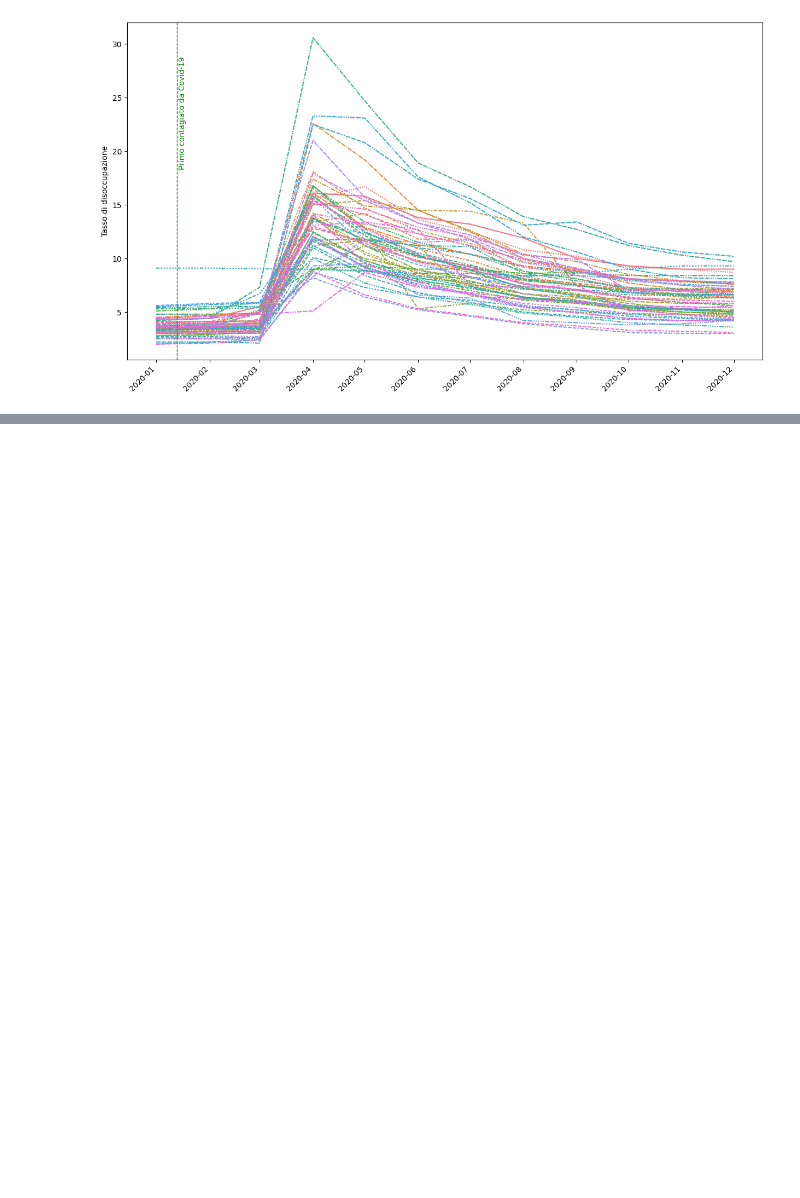
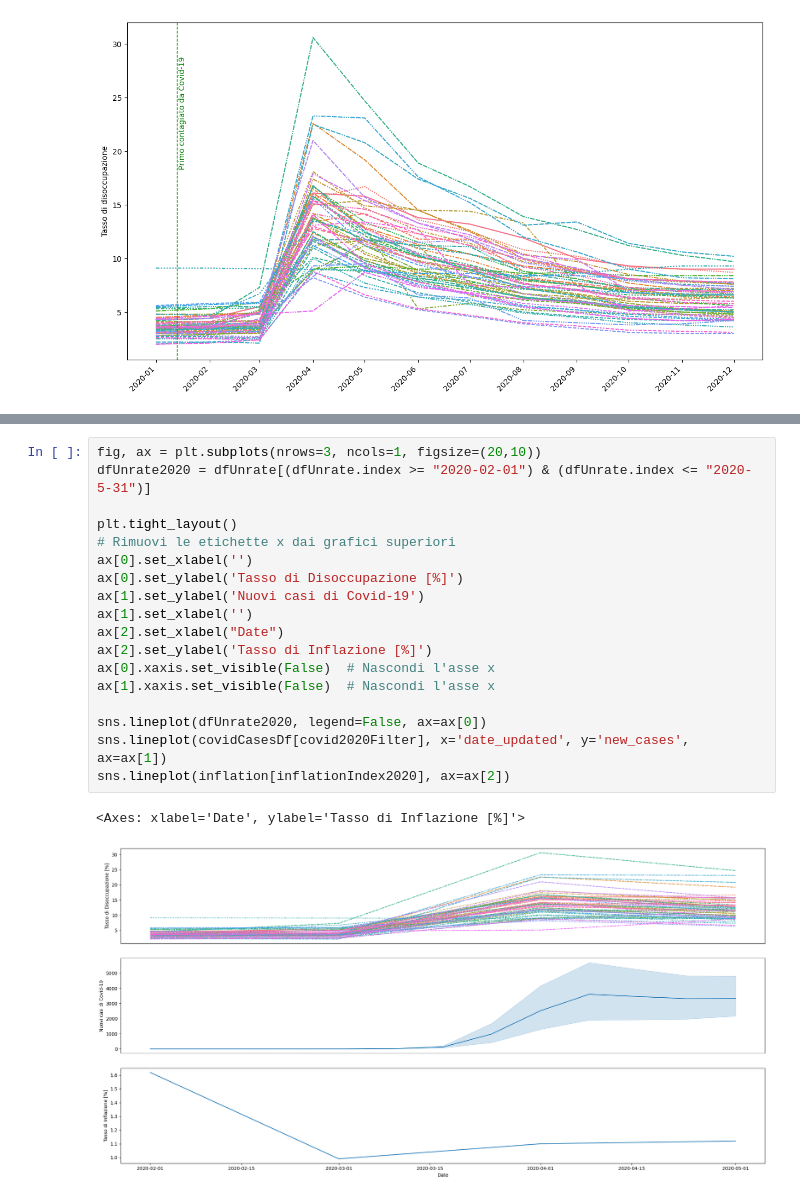
Before and after one commit to lastxxix/USEconomicAnalysis_DataScience, a Jupyter notebook: EDA.ipynb, the cells around one changed output, grey strips where cells are left out. Saved outputs shown, nothing was run; the diff lists cells and outputs as text; blank space fills up the shorter version.

```diff
--- a/test.ipynb
+++ b/EDA.ipynb
@@ -113,0 +99,21 @@ OutOfBoundsDatetime: Out of bounds nanosecond timestamp: 1210-01-01, at position
+# %%
+fig, ax = plt.subplots(nrows=3, ncols=1, figsize=(20,10))
+dfUnrate2020 = dfUnrate[(dfUnrate.index >= "2020-02-01") & (dfUnrate.index <= "2020-5-31")]
+
+plt.tight_layout()
+# Rimuovi le etichette x dai grafici superiori
+ax[0].set_xlabel('')
+ax[0].set_ylabel('Tasso di Disoccupazione [%]')
+ax[1].set_ylabel('Nuovi casi di Covid-19')
+ax[1].set_xlabel('')
+ax[2].set_xlabel("Date")
+ax[2].set_ylabel('Tasso di Inflazione [%]')
+ax[0].xaxis.set_visible(False)  # Nascondi l'asse x
+ax[1].xaxis.set_visible(False)  # Nascondi l'asse x
+
+sns.lineplot(dfUnrate2020, legend=False, ax=ax[0])
+sns.lineplot(covidCasesDf[covid2020Filter], x='date_updated', y='new_cases', ax=ax[1])
+sns.lineplot(inflation[inflationIndex2020], ax=ax[2])
+# %% [output]
+<Axes: xlabel='Date', ylabel='Tasso di Inflazione [%]'>
+[figure, added]
```
Also changed, not shown: parts of 9 cells of this notebook, 5 other files.
